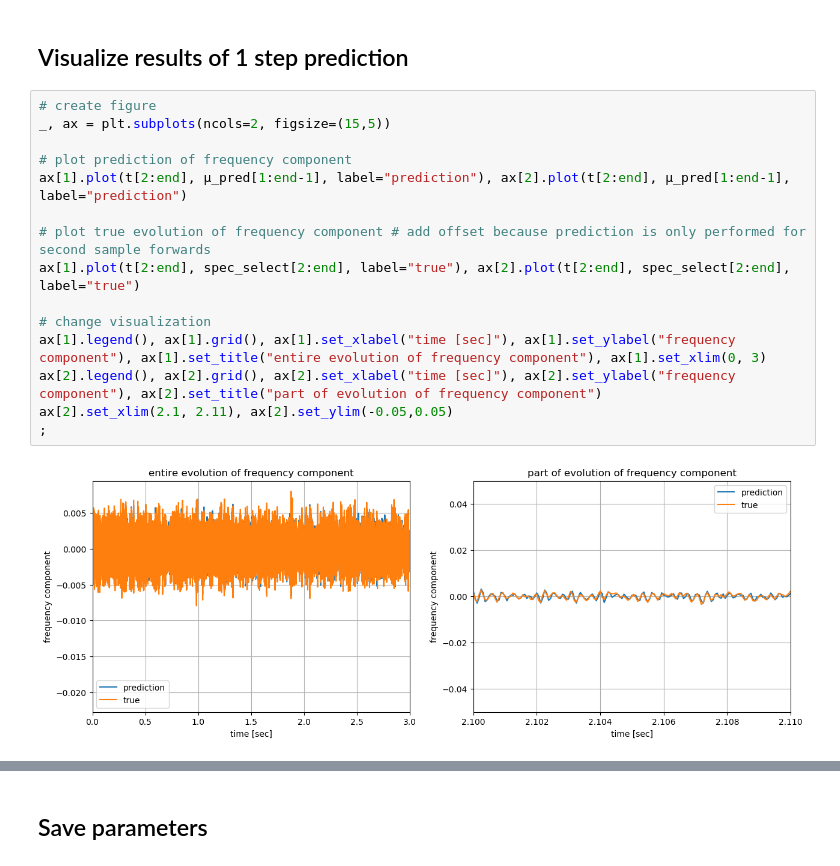
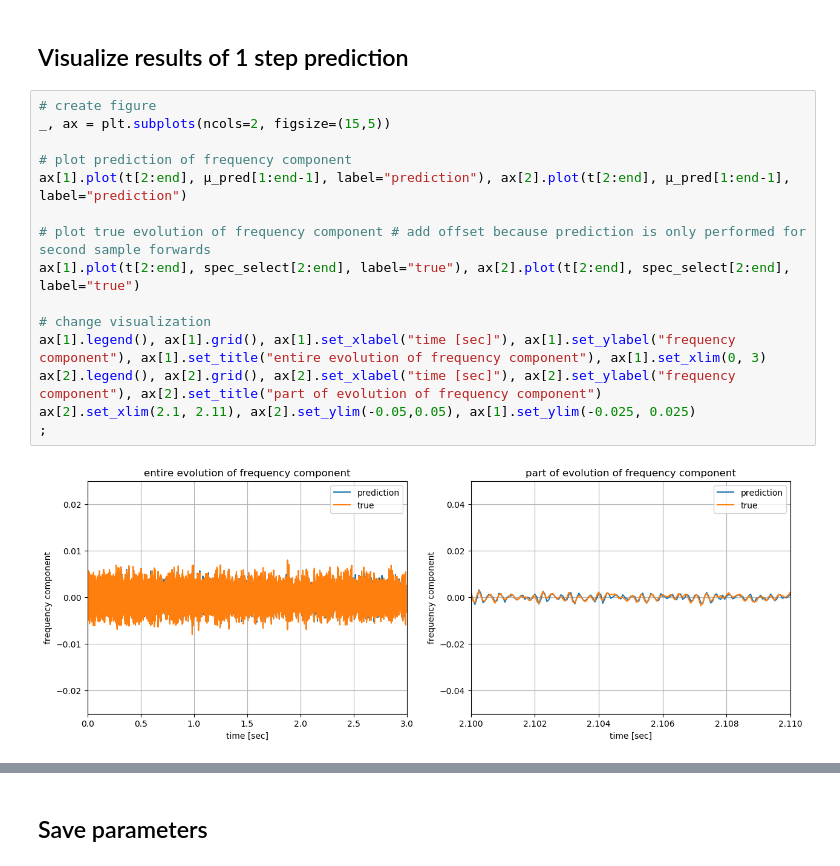
Before and after one commit to biaslab/SituatedSoundscaping, a Jupyter notebook: single_frequency_modelling_drilling.ipynb, the cells around one changed output, grey strips where cells are left out. Cells and saved outputs as stored; diff of their text form.

```diff
--- a/single_frequency_modelling_drilling.ipynb
+++ b/single_frequency_modelling_drilling.ipynb
@@ -262,20 +269,20 @@ end
 # %%
 # create figure
 _, ax = plt.subplots(ncols=2, figsize=(15,5))
 
 # plot prediction of frequency component
 ax[1].plot(t[2:end], μ_pred[1:end-1], label="prediction"), ax[2].plot(t[2:end], μ_pred[1:end-1], label="prediction")
 
 # plot true evolution of frequency component # add offset because prediction is only performed for second sample forwards
 ax[1].plot(t[2:end], spec_select[2:end], label="true"), ax[2].plot(t[2:end], spec_select[2:end], label="true")
 
 # change visualization
 ax[1].legend(), ax[1].grid(), ax[1].set_xlabel("time [sec]"), ax[1].set_ylabel("frequency component"), ax[1].set_title("entire evolution of frequency component"), ax[1].set_xlim(0, 3)
 ax[2].legend(), ax[2].grid(), ax[2].set_xlabel("time [sec]"), ax[2].set_ylabel("frequency component"), ax[2].set_title("part of evolution of frequency component")
-ax[2].set_xlim(2.1, 2.11), ax[2].set_ylim(-0.05,0.05)
+ax[2].set_xlim(2.1, 2.11), ax[2].set_ylim(-0.05,0.05), ax[1].set_ylim(-0.025, 0.025)
 ;
 # %% [output]
-[figure, old version]
+[figure, new version]
 # %%
 # loop through auto-regressive coefficients
 for ki = 1:AR_order
```
Also changed, not shown: parts of 7 cells of this notebook, 4 other files.
